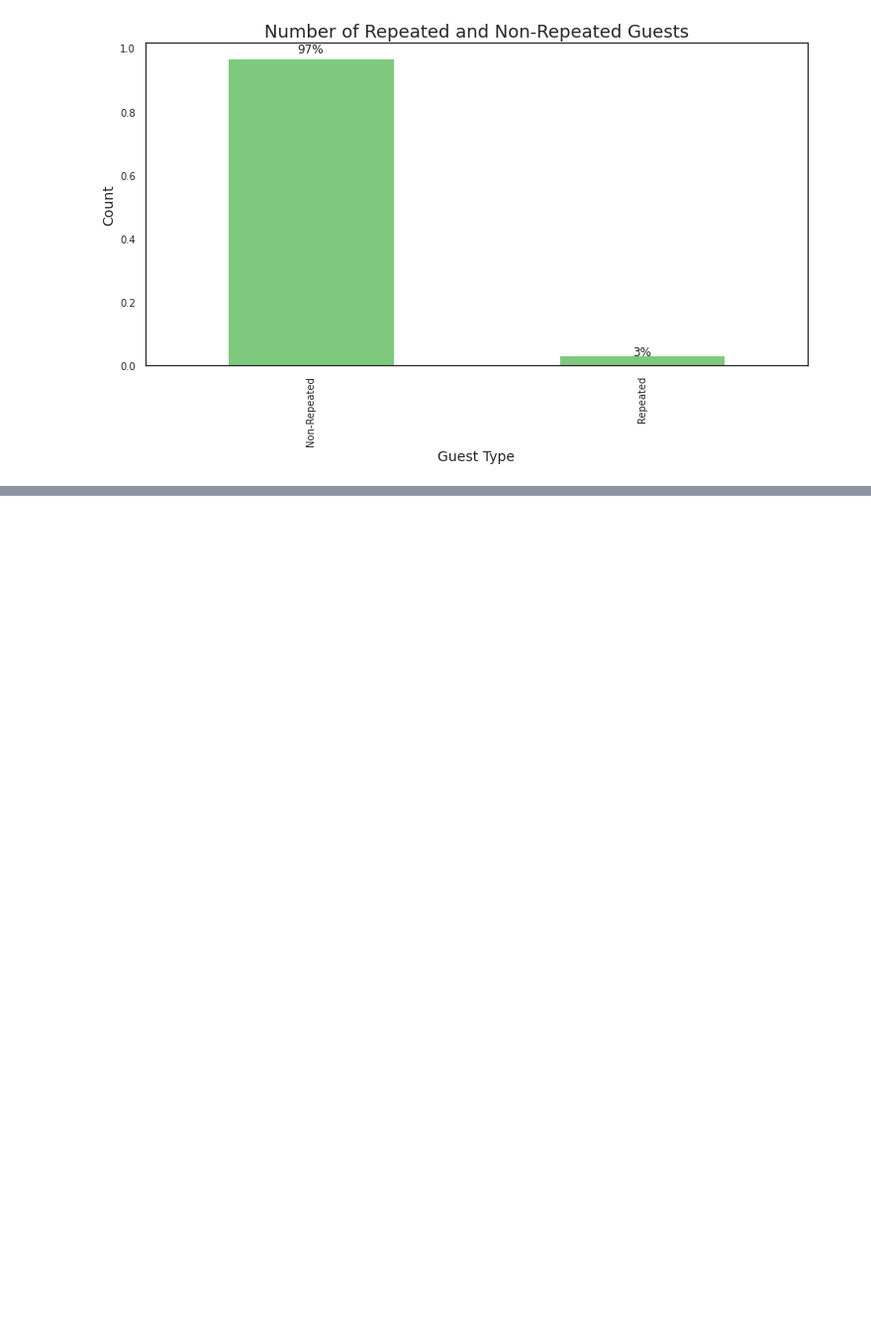
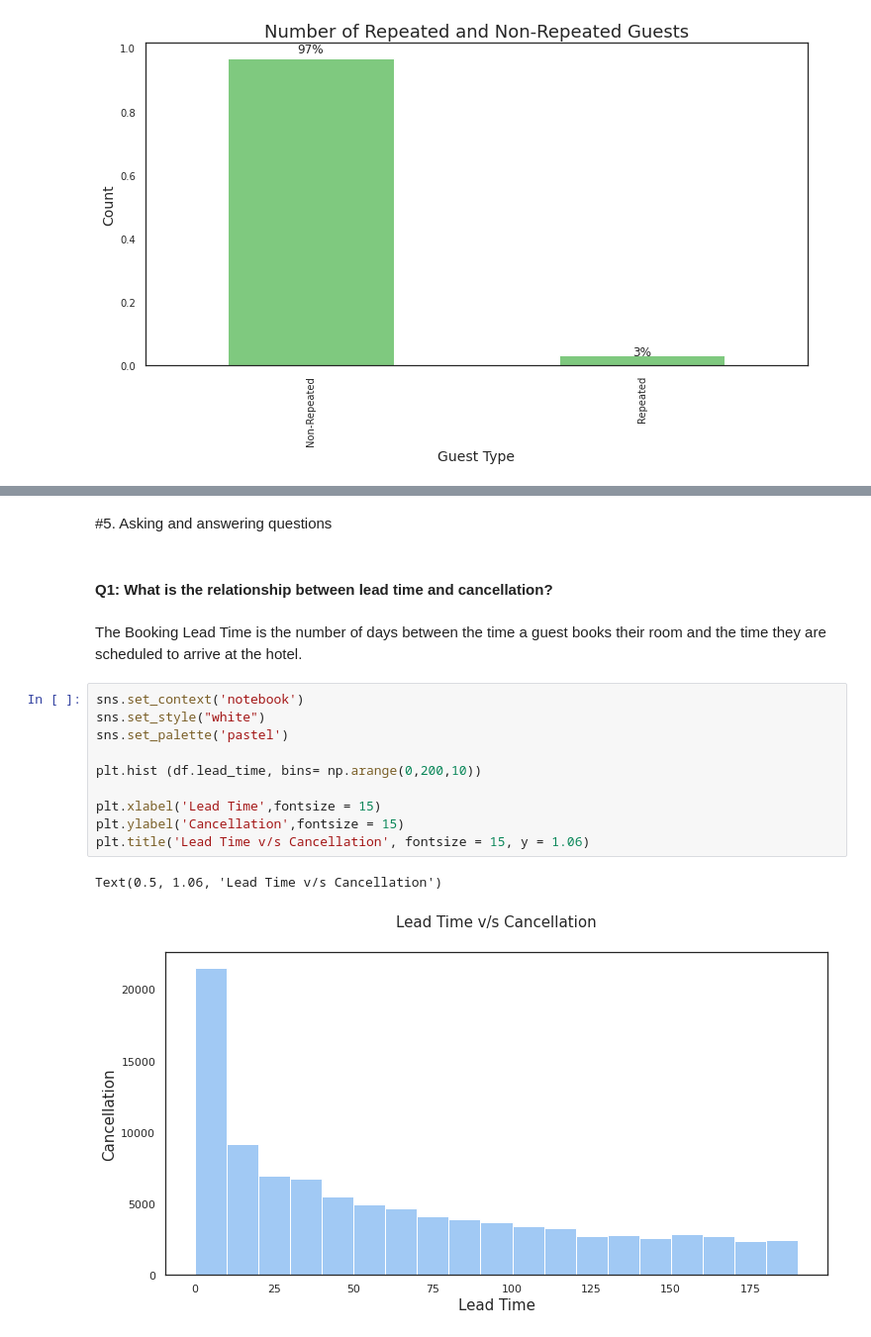
Before and after one commit to shadabsgit/EDA-Capstone-Project, a Jupyter notebook: Hotel_Booking_Analysis.ipynb, the cells around one changed output, grey strips where cells are left out. Shown at 99% size. Drawn from its saved outputs; the diff is of its cells as text; blank space fills up the shorter version.

```diff
--- a/Hotel_Booking_Analysis.ipynb
+++ b/Hotel_Booking_Analysis.ipynb
@@ -731,0 +824,19 @@ for p in a.patches:
+# %% [markdown]
+#5. Asking and answering questions
+# %% [markdown]
+#### Q1: What is the relationship between lead time and cancellation?
+# %% [markdown]
+The Booking Lead Time is the number of days between the time a guest books their room and the time they are scheduled to arrive at the hotel.
+# %%
+sns.set_context('notebook')
+sns.set_style("white")
+sns.set_palette('pastel')
+
+plt.hist (df.lead_time, bins= np.arange(0,200,10))
+
+plt.xlabel('Lead Time',fontsize = 15)
+plt.ylabel('Cancellation',fontsize = 15)
+plt.title('Lead Time v/s Cancellation', fontsize = 15, y = 1.06)
+# %% [output]
+Text(0.5, 1.06, 'Lead Time v/s Cancellation')
+[figure, added]
```
Also changed, not shown: parts of 31 cells of this notebook.
